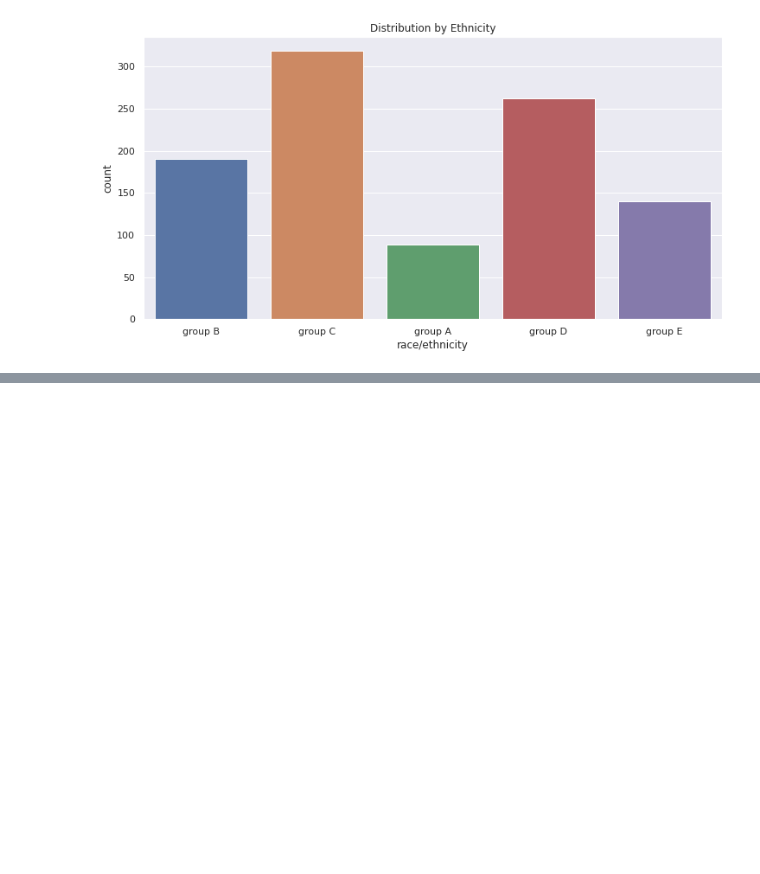
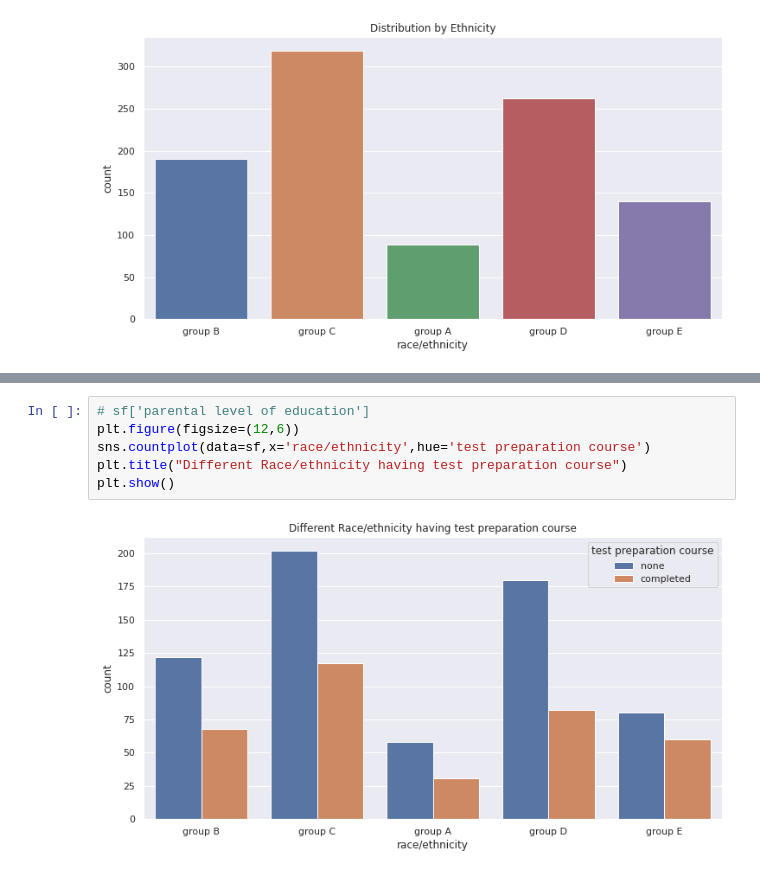
Before and after one commit to ashutosh1401/student-exam-performance, a Jupyter notebook: student-performance-in-exam.ipynb, the cells around one changed output, grey strips where cells are left out. Saved outputs shown, nothing was run; the diff lists cells and outputs as text; blank space fills up the shorter version.

Commit message:
plotted more graphs

```diff
--- a/student-performance-in-exam.ipynb
+++ b/student-performance-in-exam.ipynb
@@ -131,0 +126,8 @@ plt.show()
+# %%
+# sf['parental level of education']
+plt.figure(figsize=(12,6))
+sns.countplot(data=sf,x='race/ethnicity',hue='test preparation course')
+plt.title("Different Race/ethnicity having test preparation course")
+plt.show()
+# %% [output]
+[figure, added]
```
Also changed, not shown: parts of 5 cells of this notebook, 1 other file.
